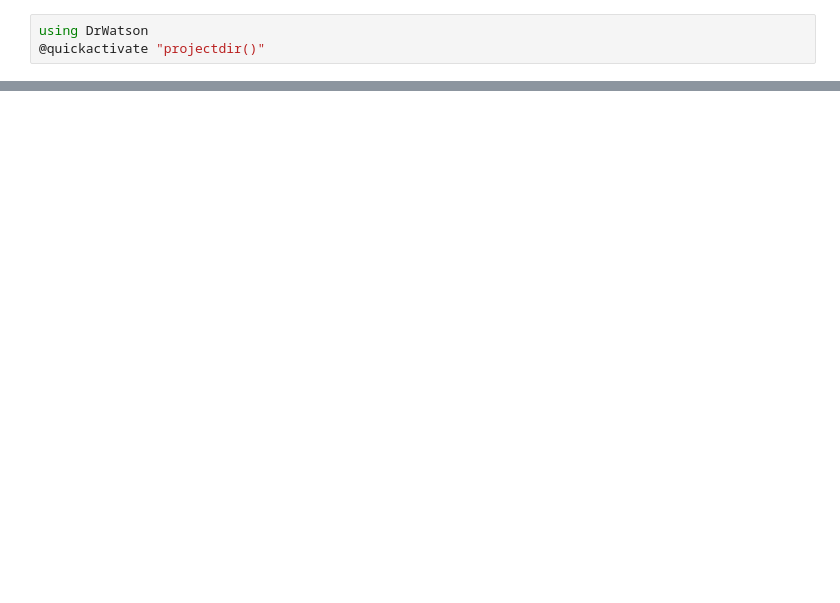
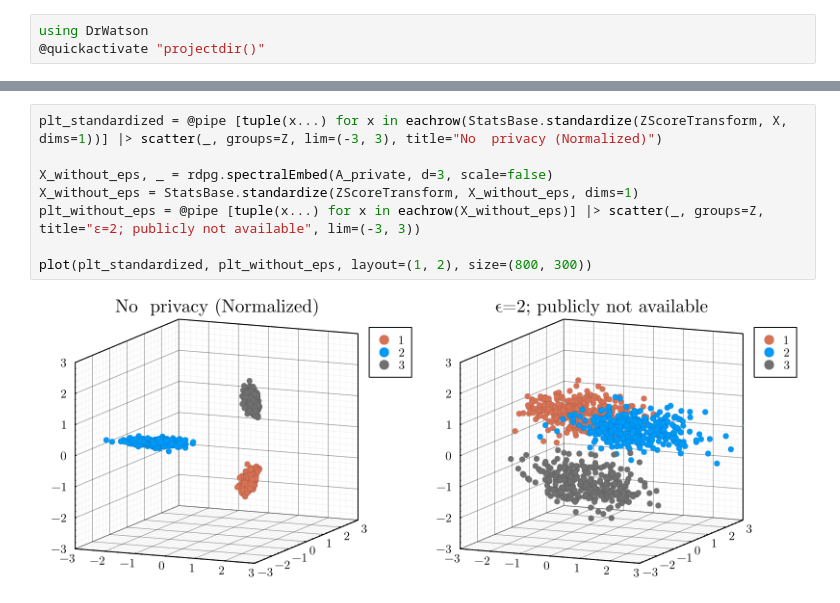
Before and after one commit to anonymous-fly/dp-rdpg, a Jupyter notebook: notebooks/sbm.ipynb, the cells around one changed output, grey strips where cells are left out. Drawn from its saved outputs; the diff is of its cells as text; blank space fills up the shorter version.

```diff
--- a/notebooks/sbm.ipynb
+++ b/notebooks/sbm.ipynb
@@ -65,0 +99,10 @@ V (generic function with 2 methods)
+# %%
+plt_standardized = @pipe [tuple(x...) for x in eachrow(StatsBase.standardize(ZScoreTransform, X, dims=1))] |> scatter(_, groups=Z, lim=(-3, 3), title="No  privacy (Normalized)")
+
+X_without_eps, _ = rdpg.spectralEmbed(A_private, d=3, scale=false)
+X_without_eps = StatsBase.standardize(ZScoreTransform, X_without_eps, dims=1)
+plt_without_eps = @pipe [tuple(x...) for x in eachrow(X_without_eps)] |> scatter(_, groups=Z, title="ϵ=2; publicly not available", lim=(-3, 3))
+
+plot(plt_standardized, plt_without_eps, layout=(1, 2), size=(800, 300))
+# %% [output]
+[figure, added]
```
Also changed, not shown: parts of 18 cells of this notebook, 27 other files.
